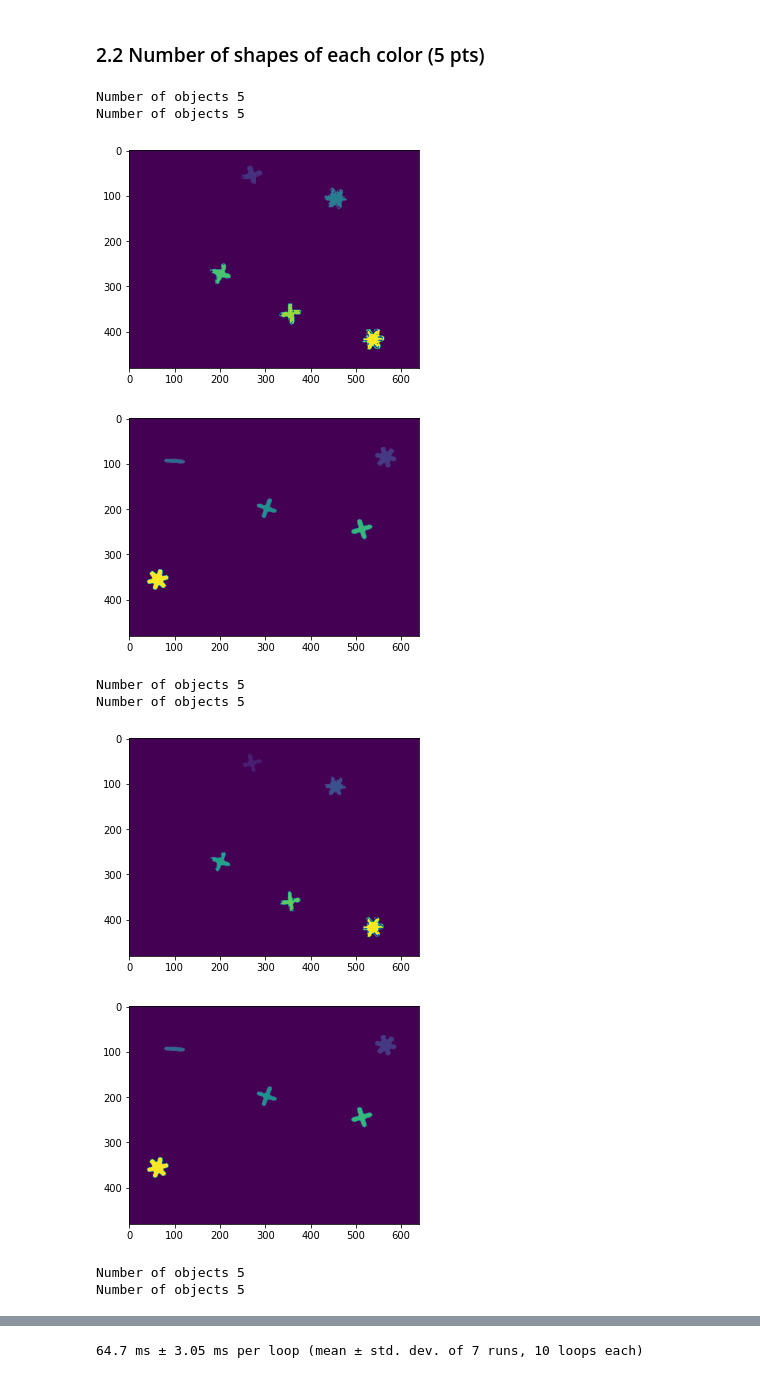
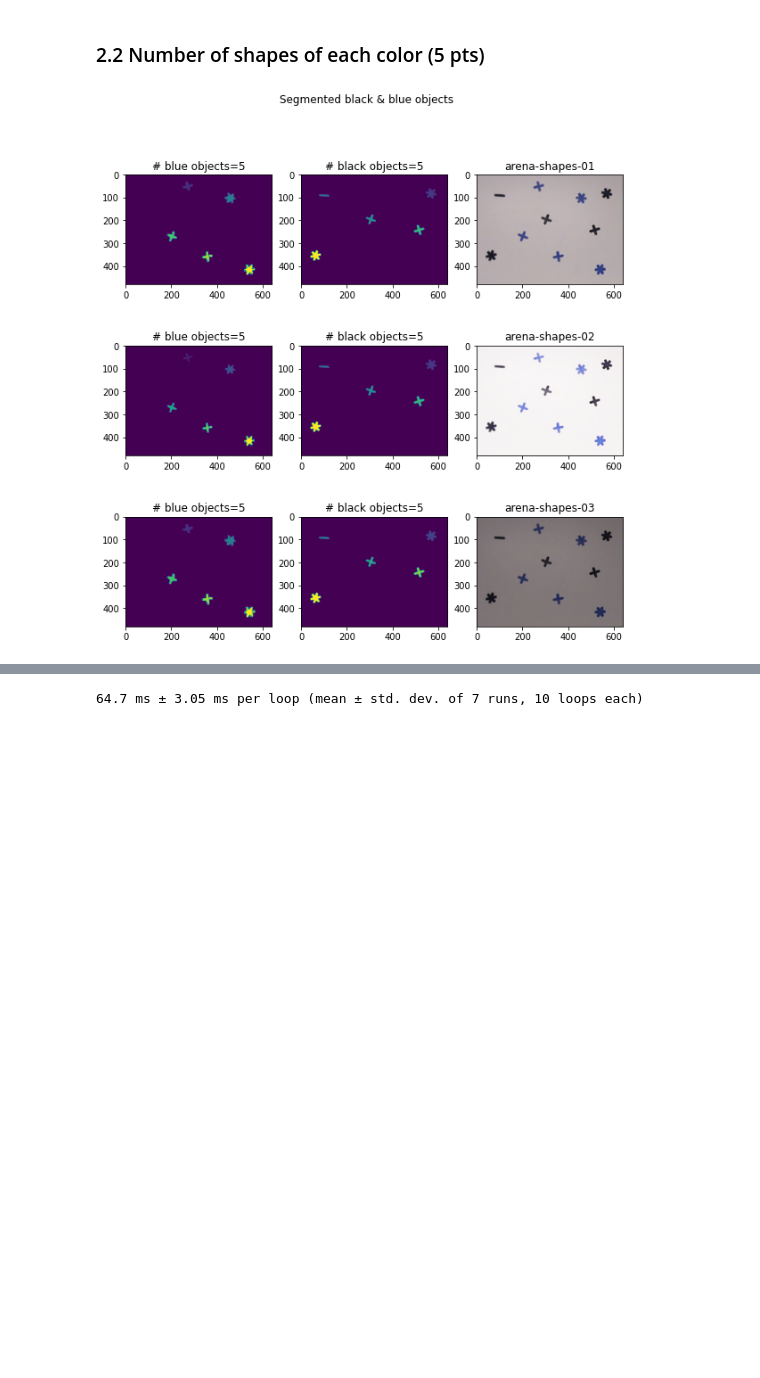
Before and after one commit to Andrea-Oliveri/Image-Processing-Assignements, a Jupyter notebook: Lab 1/lab_01_segmentation.ipynb, the cells around one changed output, grey strips where cells are left out. Drawn from its saved outputs; the diff is of its cells as text; code cells hidden in the pictures; blank space fills up the shorter version.

```diff
--- a/Lab 1/lab_01_segmentation.ipynb
+++ b/Lab 1/lab_01_segmentation.ipynb
@@ -334,0 +355,6 @@ Closing does close a bit of horizontal lines on the side of the brain, but that'
+# %%
+%%timeit
+thresholded = np.logical_and(brain_im > 50, brain_im < 95).astype(np.uint8)
+_, labels   = cv.connectedComponents(thresholded)
+mask        = (labels == labels[seed]).astype(np.uint8)
+mask        = cv.morphologyEx(mask, cv.MORPH_CLOSE, cv.getStructuringElement(cv.MORPH_RECT, (1,2)))
@@ -384,10 +424,14 @@ def detect_same_object(component1, component2):
 
     return False
 
-def get_components_from_mask(mask,thresh=100):
-
-    # minimum pixel for an object (arbitrary will find better later)
-
+def get_components_from_mask(mask,thresh=100,verbose=False):
+    """
+    desc: from mask specific to a color find objects of that color
+    param: mask::[np.array(2d)]
+           thresh::[int] | minimum pixel for an object (arbitrary will find better later)
+           verbose::[bool]
+    output: binary array::[np.array(2d)]
+    """
 
     num_labels, labels, stats, centroids = cv.connectedComponentsWithStats(mask)
 
@@ -404,49 +448,47 @@ def get_components_from_mask(mask,thresh=100):
     key_value_conflicts = [key for key, value in new_labels.items() if value in new_labels.keys()]
     while key_value_conflicts:
         for conflict in key_value_conflicts:
             new_labels[conflict] = new_labels[new_labels[conflict]]
         key_value_conflicts = [key for key, value in new_labels.items() if value in new_labels.keys()]
 
 
     for old_component, new_component in new_labels.items():
         labels[labels == old_component] = new_component
 
     # weed out unlikely pixels/groups
     nbpixel_obj = Counter(labels.reshape(-1))
     out_bounds = [idx for idx,nb_pixel in nbpixel_obj.items()
                   if nb_pixel<thresh or nb_pixel==max(nbpixel_obj.values())]
 
     inv_mask = functools.reduce(operator.or_,[labels == idx for idx in out_bounds])
 
+    if verbose:
+        print(nbpixel_obj)
+
     return (inv_mask+1)%2 * labels
 
-for image, name in zip(images, im_names):
+
+fig, ax = plt.subplots(3, 3,figsize=(10,10))
+fig.suptitle('Segmented black & blue objects')
+for idx,(image, name) in enumerate(zip(images, im_names),start=0):
+
     image_hsv = cv.cvtColor(image, cv.COLOR_RGB2HSV)
 
     image_hsv[:,:,2] = cv.equalizeHist(image_hsv[:,:,2])
 
     blue_mask  = cv.inRange(image_hsv, (90, 50, 5), (135, 255, 255))
     black_mask = cv.inRange(image_hsv, (0, 0, 0), (180, 255, 3))
 
     objects_blue  = get_components_from_mask(blue_mask)
     objects_black = get_components_from_mask(black_mask)
 
-    print('Number of objects {}'.format(len(np.unique(objects_blue))-1))
-    print('Number of objects {}'.format(len(np.unique(objects_black))-1))
-
-    plt.imshow(objects_blue)
-    plt.show()
-
-    plt.imshow(objects_black)
-    plt.show()
+    ax[idx,0].imshow(objects_blue)
+    ax[idx, 0].set_title('# blue objects={}'.
+                         format(len(np.unique(objects_blue))-1))
+    ax[idx,1].imshow(objects_black)
+    ax[idx, 1].set_title('# black objects={}'.
+                         format(len(np.unique(objects_black))-1))
+    ax[idx,2].imshow(images[idx])
+    ax[idx, 2].set_title(name)
 # %% [output]
-Number of objects 5
-Number of objects 5
-[figure, old version]
+[figure, new version]
-[figure, removed]
-Number of objects 5
-Number of objects 5
-[figure, removed]
-[figure, removed]
-Number of objects 5
-Number of objects 5
```
Also changed, not shown: parts of 15 cells of this notebook.
